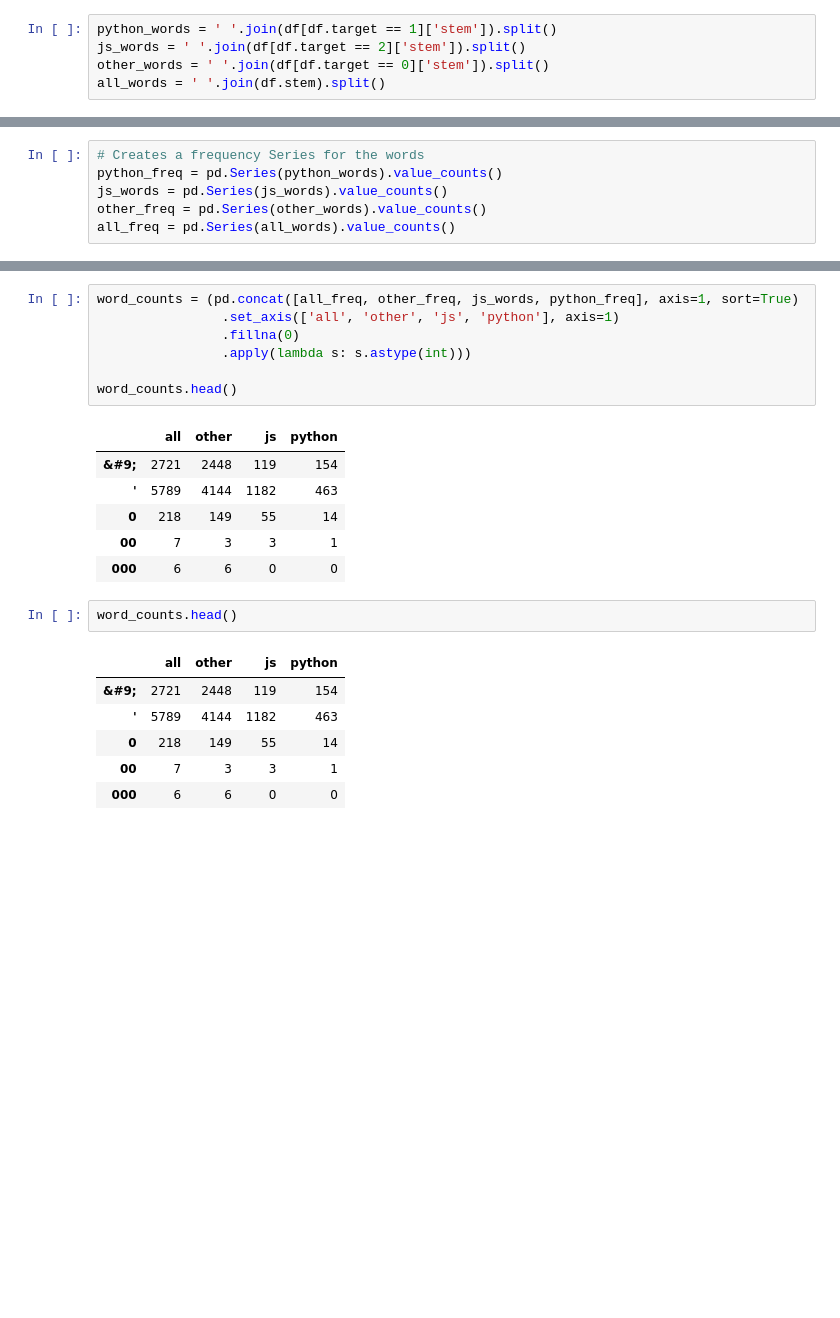
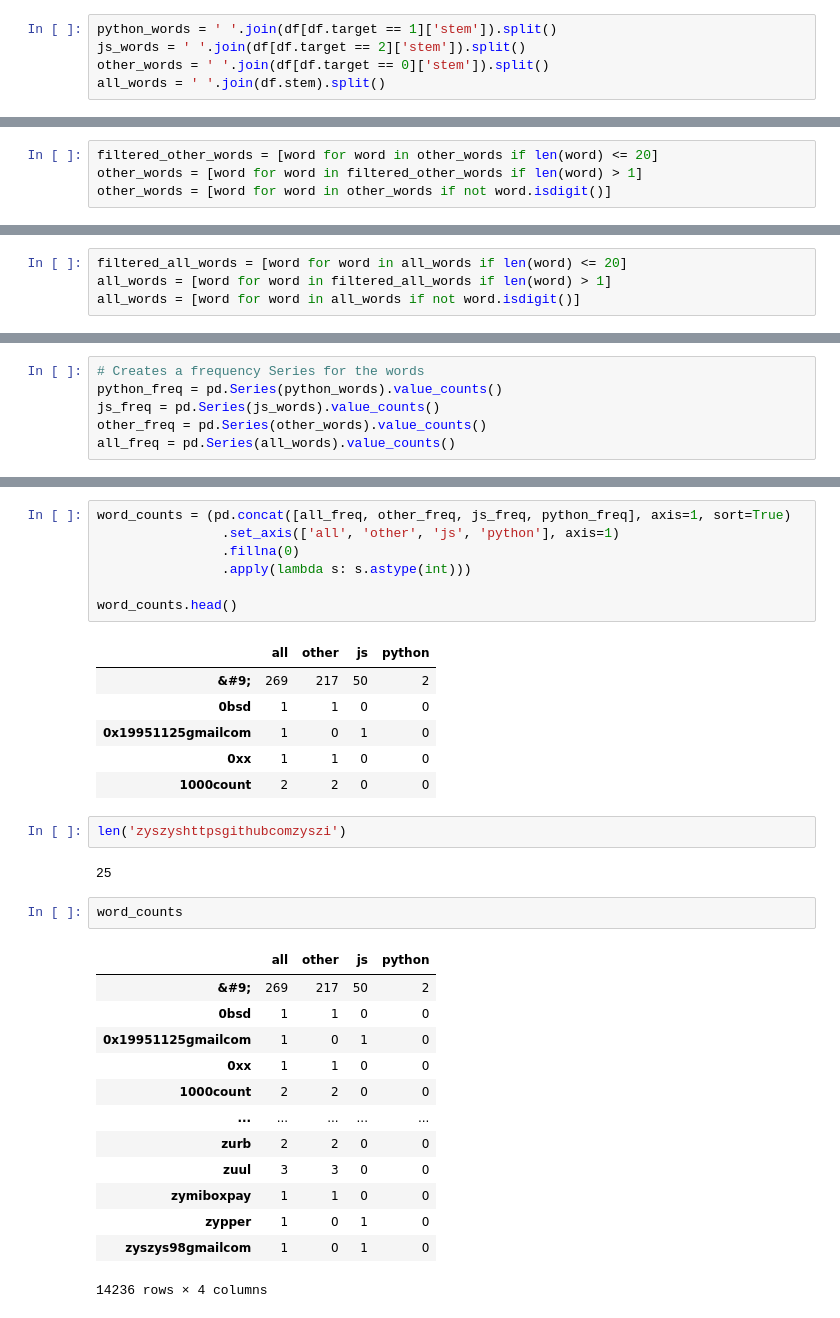
Before and after one commit to NLP-Operation-Repo/NLP-Operation-Repo, a Jupyter notebook: Villa workbook/workbook.ipynb, the cells around one changed output, grey strips where cells are left out. Saved outputs shown, nothing was run; the diff lists cells and outputs as text; blank space fills up the shorter version.

```diff
--- a/Villa workbook/workbook.ipynb
+++ b/Villa workbook/workbook.ipynb
@@ -322,0 +398,4 @@ all_words = ' '.join(df.stem).split()
+# %%
+filtered_other_words = [word for word in other_words if len(word) <= 20]
+other_words = [word for word in filtered_other_words if len(word) > 1]
+other_words = [word for word in other_words if not word.isdigit()]
@@ -322,0 +422,4 @@ all_words = ' '.join(df.stem).split()
+# %%
+filtered_all_words = [word for word in all_words if len(word) <= 20]
+all_words = [word for word in filtered_all_words if len(word) > 1]
+all_words = [word for word in all_words if not word.isdigit()]
@@ -323,6 +434,6 @@ all_words = ' '.join(df.stem).split()
 # %%
 # Creates a frequency Series for the words
 python_freq = pd.Series(python_words).value_counts()
-js_words = pd.Series(js_words).value_counts()
+js_freq = pd.Series(js_words).value_counts()
 other_freq = pd.Series(other_words).value_counts()
 all_freq = pd.Series(all_words).value_counts()
@@ -329,5 +479,5 @@ all_freq = pd.Series(all_words).value_counts()
 # %%
-word_counts = (pd.concat([all_freq, other_freq, js_words, python_freq], axis=1, sort=True)
+word_counts = (pd.concat([all_freq, other_freq, js_freq, python_freq], axis=1, sort=True)
                 .set_axis(['all', 'other', 'js', 'python'], axis=1)
                 .fillna(0)
                 .apply(lambda s: s.astype(int)))
@@ -335,20 +485,31 @@ word_counts = (pd.concat([all_freq, other_freq, js_words, python_freq], axis=1,
 word_counts.head()
 # %% [output]
 |  | all | other | js | python |
-| &#9; | 2721 | 2448 | 119 | 154 |
-| ' | 5789 | 4144 | 1182 | 463 |
-| 0 | 218 | 149 | 55 | 14 |
-| 00 | 7 | 3 | 3 | 1 |
-| 000 | 6 | 6 | 0 | 0 |
+| &#9; | 269 | 217 | 50 | 2 |
+| 0bsd | 1 | 1 | 0 | 0 |
+| 0x19951125gmailcom | 1 | 0 | 1 | 0 |
+| 0xx | 1 | 1 | 0 | 0 |
+| 1000count | 2 | 2 | 0 | 0 |
+# %%
+len('zyszyshttpsgithubcomzyszi')
+# %% [output]
+25
 # %%
-word_counts.head()
+word_counts
 # %% [output]
 |  | all | other | js | python |
-| &#9; | 2721 | 2448 | 119 | 154 |
-| ' | 5789 | 4144 | 1182 | 463 |
-| 0 | 218 | 149 | 55 | 14 |
-| 00 | 7 | 3 | 3 | 1 |
-| 000 | 6 | 6 | 0 | 0 |
+| &#9; | 269 | 217 | 50 | 2 |
+| 0bsd | 1 | 1 | 0 | 0 |
+| 0x19951125gmailcom | 1 | 0 | 1 | 0 |
+| 0xx | 1 | 1 | 0 | 0 |
+| 1000count | 2 | 2 | 0 | 0 |
+| ... | ... | ... | ... | ... |
+| zurb | 2 | 2 | 0 | 0 |
+| zuul | 3 | 3 | 0 | 0 |
+| zymiboxpay | 1 | 1 | 0 | 0 |
+| zypper | 1 | 0 | 1 | 0 |
+| zyszys98gmailcom | 1 | 0 | 1 | 0 |
+14236 rows × 4 columns
 # %%
 word_counts.sort_values(by='all', ascending=False).head(10)
 # %% [output]
```
Also changed, not shown: parts of 58 cells of this notebook.
